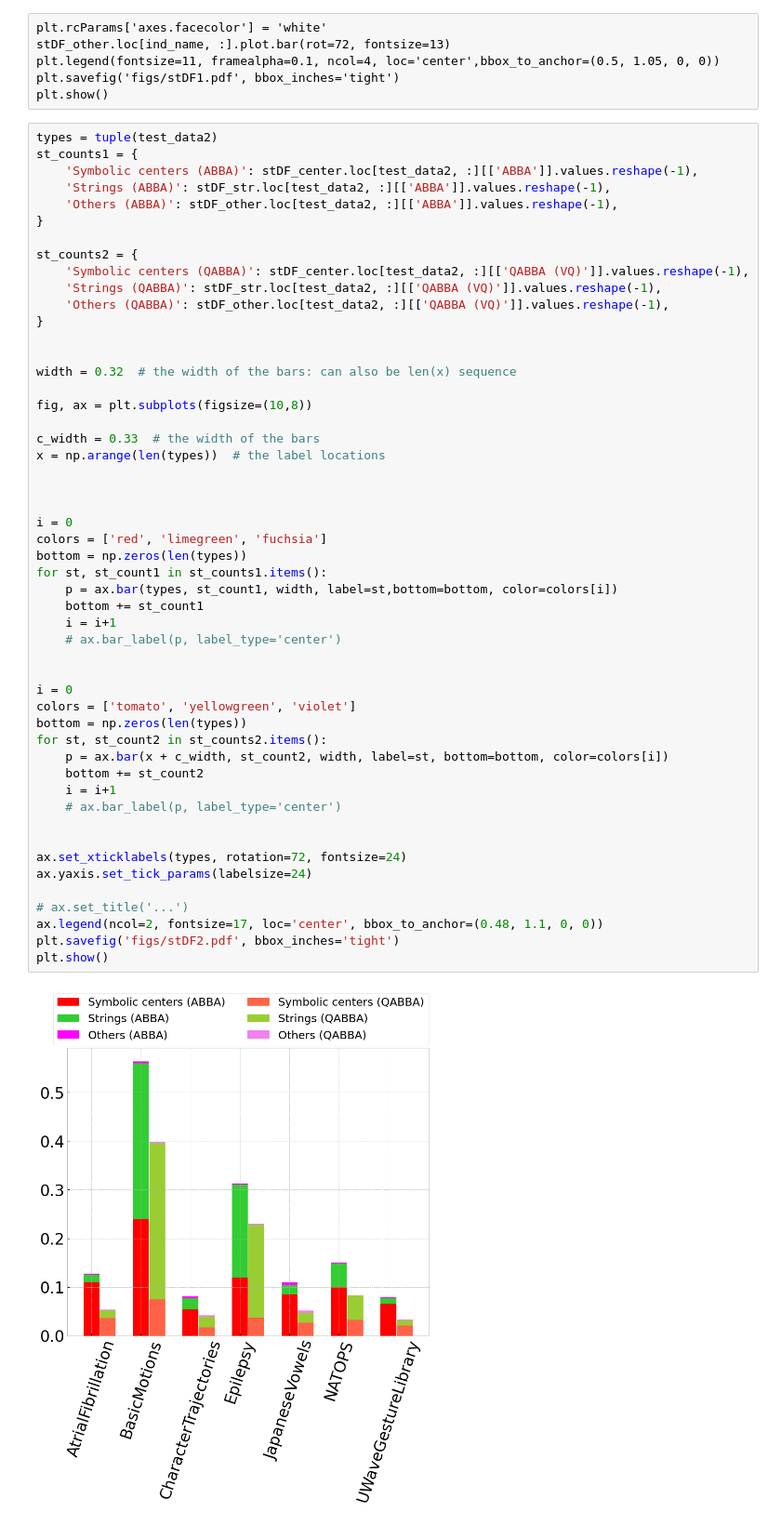
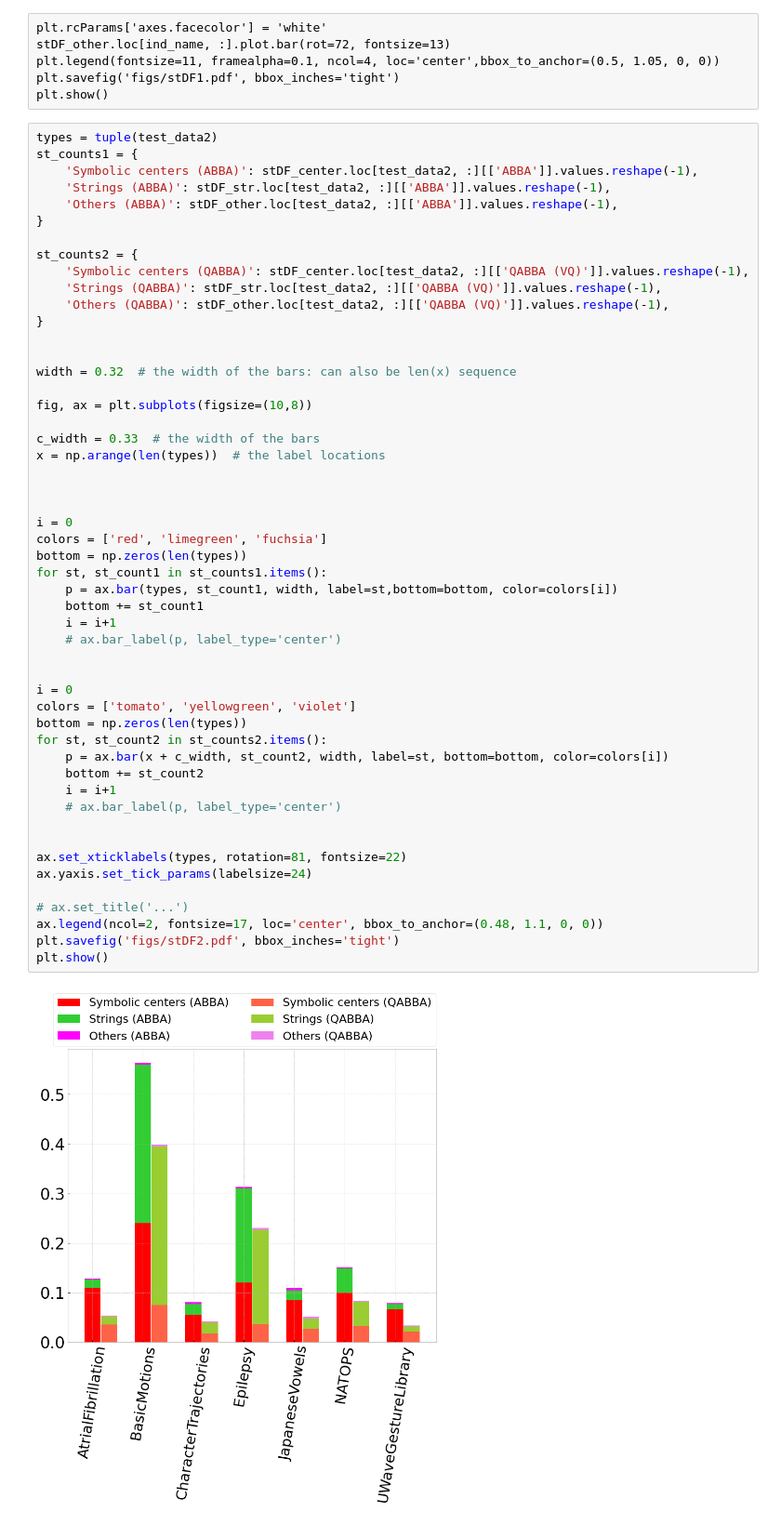
Before and after one commit to inEXASCALE/qabba, a Jupyter notebook: results2.ipynb, the cells around one changed output. Shown at 93% size. Drawn from its saved outputs; the diff is of its cells as text.

```diff
--- a/results2.ipynb
+++ b/results2.ipynb
@@ -282,32 +282,32 @@ x = np.arange(len(types))  # the label locations
 
 
 
 i = 0
 colors = ['red', 'limegreen', 'fuchsia']
 bottom = np.zeros(len(types))
 for st, st_count1 in st_counts1.items():
     p = ax.bar(types, st_count1, width, label=st,bottom=bottom, color=colors[i])
     bottom += st_count1
     i = i+1
     # ax.bar_label(p, label_type='center')
 
 
 i = 0
 colors = ['tomato', 'yellowgreen', 'violet']
 bottom = np.zeros(len(types))
 for st, st_count2 in st_counts2.items():
     p = ax.bar(x + c_width, st_count2, width, label=st, bottom=bottom, color=colors[i])
     bottom += st_count2
     i = i+1
     # ax.bar_label(p, label_type='center')
 
 
-ax.set_xticklabels(types, rotation=72, fontsize=24)
+ax.set_xticklabels(types, rotation=81, fontsize=22)
 ax.yaxis.set_tick_params(labelsize=24)
 
 # ax.set_title('...')
 ax.legend(ncol=2, fontsize=17, loc='center', bbox_to_anchor=(0.48, 1.1, 0, 0))
 plt.savefig('figs/stDF2.pdf', bbox_inches='tight')
 plt.show()
 # %% [output]
-[figure, old version]
+[figure, new version]
```
Also changed, not shown: 7 other files.
